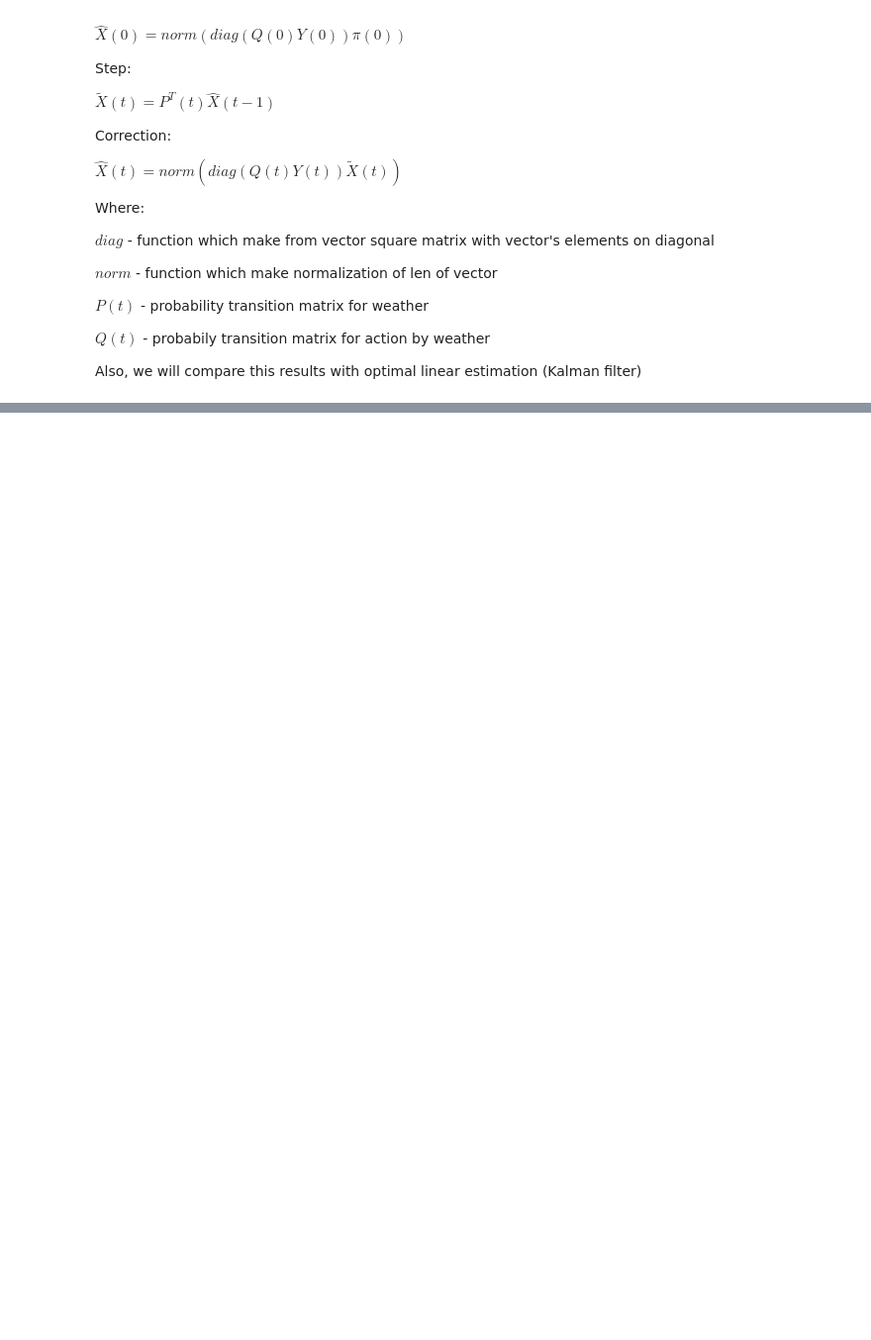
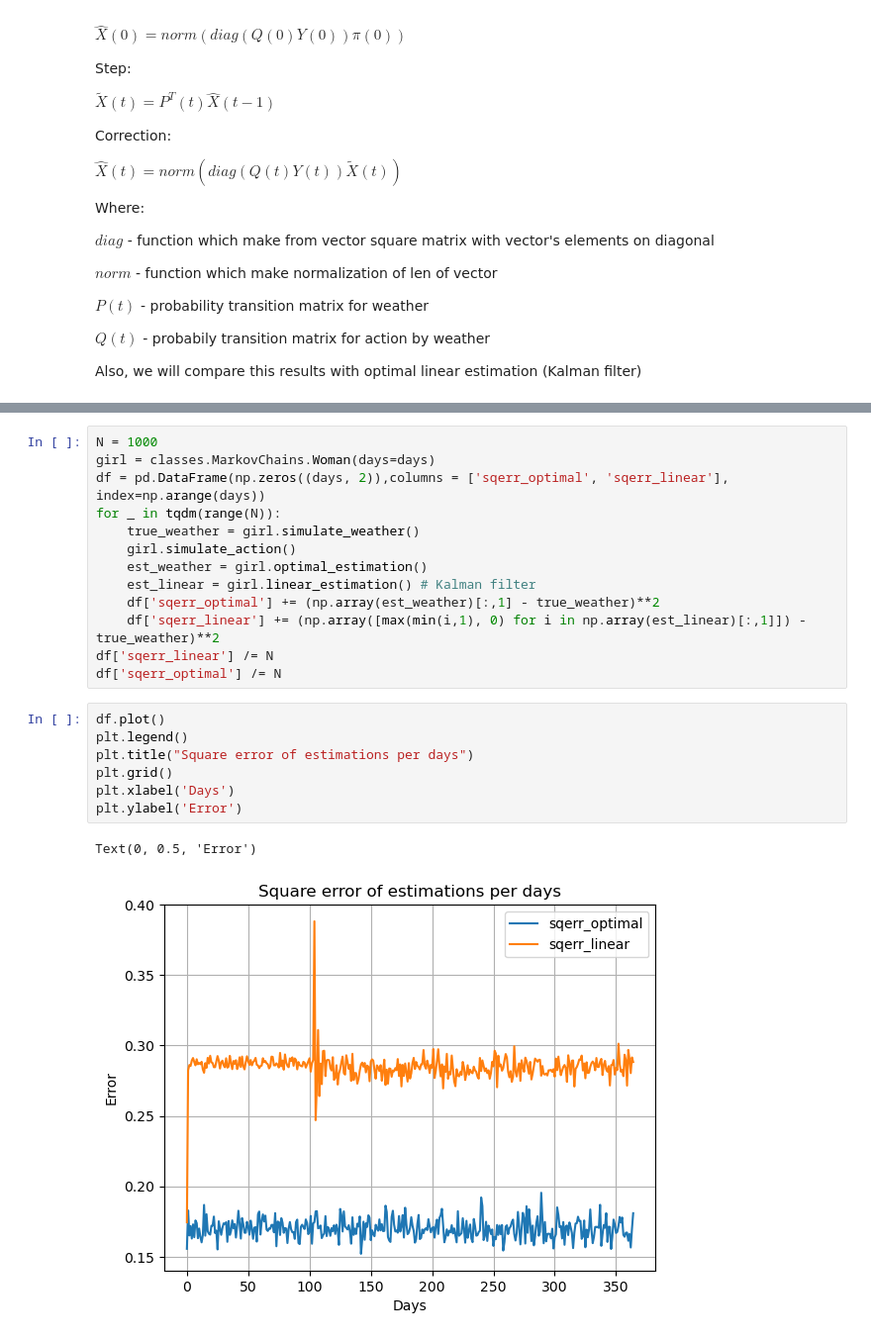
Before and after one commit to pudovikoff/Random_Processes, a Jupyter notebook: Markov Chain.ipynb, the cells around one changed output, grey strips where cells are left out. Shown at 99% size. Saved outputs shown, nothing was run; the diff lists cells and outputs as text; blank space fills up the shorter version.

Commit message:
Add part about square error in HMM

```diff
--- a/Markov Chain.ipynb
+++ b/Markov Chain.ipynb
@@ -79,3 +81,26 @@ Dasha_U.plot_statistic()
+# %%
+N = 1000
+girl = classes.MarkovChains.Woman(days=days)
+df = pd.DataFrame(np.zeros((days, 2)),columns = ['sqerr_optimal', 'sqerr_linear'], index=np.arange(days))
+for _ in tqdm(range(N)):
+    true_weather = girl.simulate_weather()
+    girl.simulate_action()
+    est_weather = girl.optimal_estimation()
+    est_linear = girl.linear_estimation() # Kalman filter
+    df['sqerr_optimal'] += (np.array(est_weather)[:,1] - true_weather)**2
+    df['sqerr_linear'] += (np.array([max(min(i,1), 0) for i in np.array(est_linear)[:,1]]) - true_weather)**2
+df['sqerr_linear'] /= N
+df['sqerr_optimal'] /= N
+# %%
+df.plot()
+plt.legend()
+plt.title("Square error of estimations per days")
+plt.grid()
+plt.xlabel('Days')
+plt.ylabel('Error')
+# %% [output]
+Text(0, 0.5, 'Error')
+[figure, added]
 # %% [markdown]
 ## Results
 
```
Also changed, not shown: parts of 5 cells of this notebook, 1 other file.
